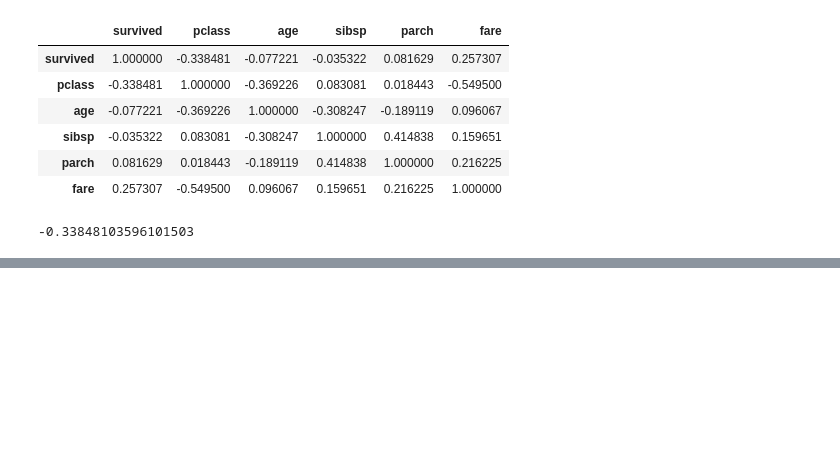
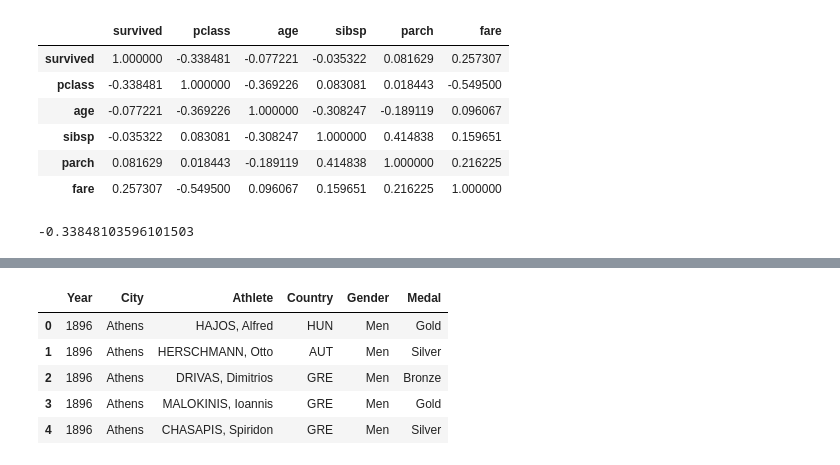
Before and after one commit to Jayce77/pythonDataCookbook, a Jupyter notebook: pandasExamples.ipynb, the cells around one changed output, grey strips where cells are left out. Cells and saved outputs as stored; diff of their text form; code cells hidden in the pictures; blank space fills up the shorter version.

```diff
--- a/pandasExamples.ipynb
+++ b/pandasExamples.ipynb
@@ -2507,0 +2566,3 @@ titanic.survived.corr(titanic.pclass)
+# %%
+summer = pd.read_csv('data/summer.csv')
+summer.head()
@@ -2507,0 +2576,10 @@ titanic.survived.corr(titanic.pclass)
+# %%
+summer = summer.loc[:, ['Year', 'City', 'Athlete', 'Country', 'Gender', 'Medal']]
+summer.head()
+# %% [output]
+|  | Year | City | Athlete | Country | Gender | Medal |
+| 0 | 1896 | Athens | HAJOS, Alfred | HUN | Men | Gold |
+| 1 | 1896 | Athens | HERSCHMANN, Otto | AUT | Men | Silver |
+| 2 | 1896 | Athens | DRIVAS, Dimitrios | GRE | Men | Bronze |
+| 3 | 1896 | Athens | MALOKINIS, Ioannis | GRE | Men | Gold |
+| 4 | 1896 | Athens | CHASAPIS, Spiridon | GRE | Men | Silver |
```
Also changed, not shown: parts of 12 cells of this notebook.
